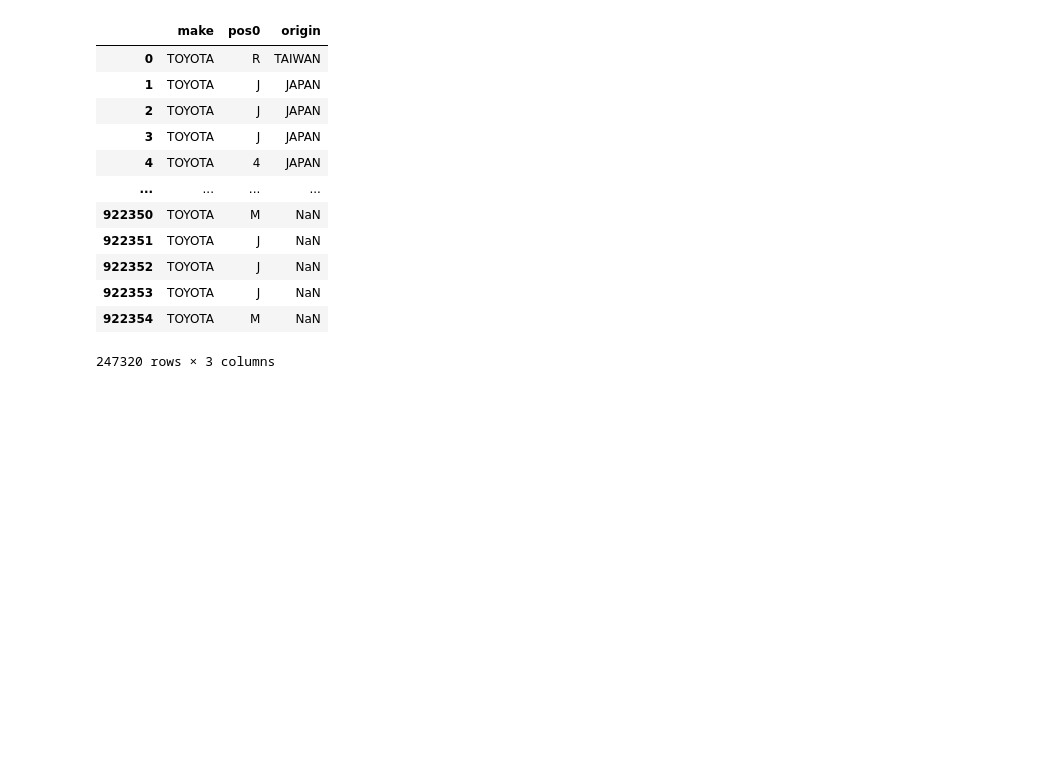
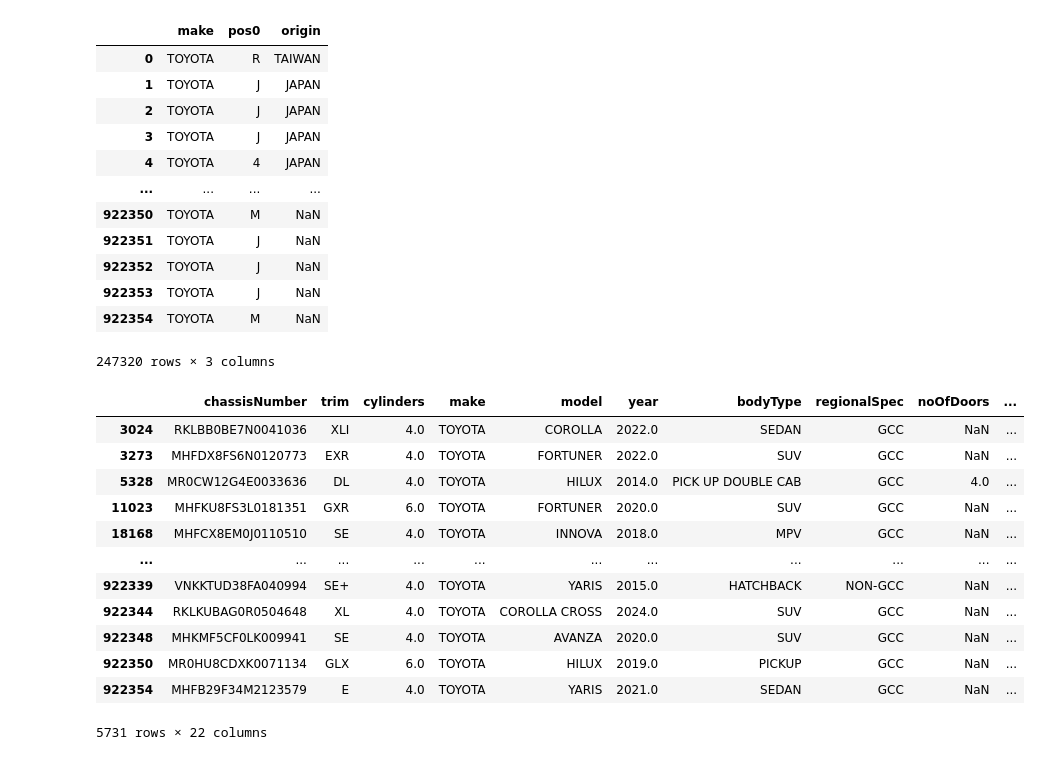
Before and after one commit to ManavKatrodiyaOpash/vin-sphere-python, a Jupyter notebook: Car_wise_analysis/toyota.ipynb, the cells around one changed output. Cells and saved outputs as stored; diff of their text form; code cells hidden in the pictures; blank space fills up the shorter version.

Commit message:
feat: add Jupyter notebooks for Toyota, Honda, and Nissan data analysis

```diff
--- a/Car_wise_analysis/toyota.ipynb
+++ b/Car_wise_analysis/toyota.ipynb
@@ -224,3 +224,33 @@ data[['make', 'pos0', 'origin']]
 | 922353 | TOYOTA | J | NaN |
 | 922354 | TOYOTA | M | NaN |
 247320 rows × 3 columns
+# %%
+
+origin_map = {
+    '1': 'USA', '4': 'USA', '5': 'USA',
+    '2': 'Canada',
+    '3': 'Mexico',
+    'J': 'Japan',
+    'K': 'Korea',
+    'S': 'UK',
+    'W': 'Germany',
+    'Z': 'Italy',
+    'Y': 'Sweden/Finland',
+    'L': 'China',
+    'M': 'India',
+    'V': 'France/Spain'
+}
+# %% [output]
+|  | chassisNumber | trim | cylinders | make | model | year | bodyType | regionalSpec | noOfDoors | ... |
+| 3024 | RKLBB0BE7N0041036 | XLI | 4.0 | TOYOTA | COROLLA | 2022.0 | SEDAN | GCC | NaN | ... |
+| 3273 | MHFDX8FS6N0120773 | EXR | 4.0 | TOYOTA | FORTUNER | 2022.0 | SUV | GCC | NaN | ... |
+| 5328 | MR0CW12G4E0033636 | DL | 4.0 | TOYOTA | HILUX | 2014.0 | PICK UP DOUBLE CAB | GCC | 4.0 | ... |
+| 11023 | MHFKU8FS3L0181351 | GXR | 6.0 | TOYOTA | FORTUNER | 2020.0 | SUV | GCC | NaN | ... |
+| 18168 | MHFCX8EM0J0110510 | SE | 4.0 | TOYOTA | INNOVA | 2018.0 | MPV | GCC | NaN | ... |
+| ... | ... | ... | ... | ... | ... | ... | ... | ... | ... | ... |
+| 922339 | VNKKTUD38FA040994 | SE+ | 4.0 | TOYOTA | YARIS | 2015.0 | HATCHBACK | NON-GCC | NaN | ... |
+| 922344 | RKLKUBAG0R0504648 | XL | 4.0 | TOYOTA | COROLLA CROSS | 2024.0 | SUV | GCC | NaN | ... |
+| 922348 | MHKMF5CF0LK009941 | SE | 4.0 | TOYOTA | AVANZA | 2020.0 | SUV | GCC | NaN | ... |
+| 922350 | MR0HU8CDXK0071134 | GLX | 6.0 | TOYOTA | HILUX | 2019.0 | PICKUP | GCC | NaN | ... |
+| 922354 | MHFB29F34M2123579 | E | 4.0 | TOYOTA | YARIS | 2021.0 | SEDAN | GCC | NaN | ... |
+5731 rows × 22 columns
```
Also changed, not shown: 2 other files.
